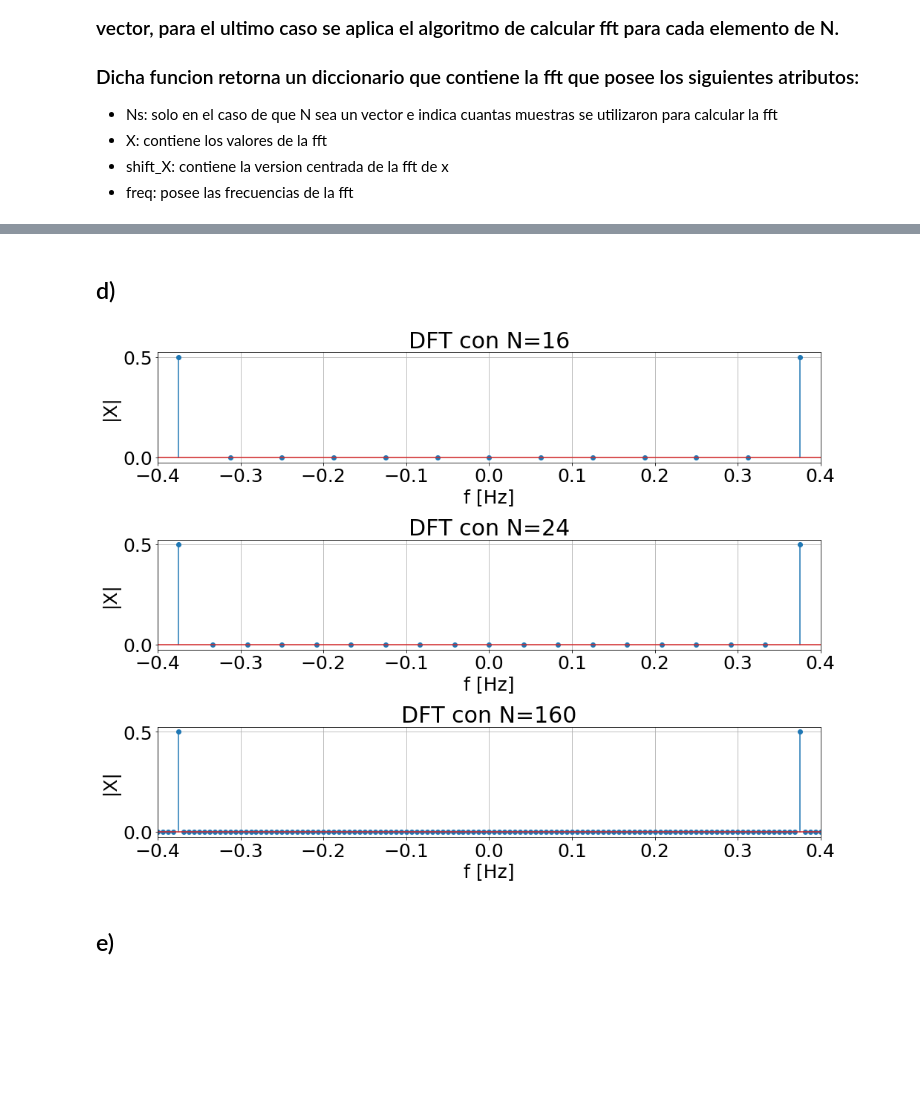
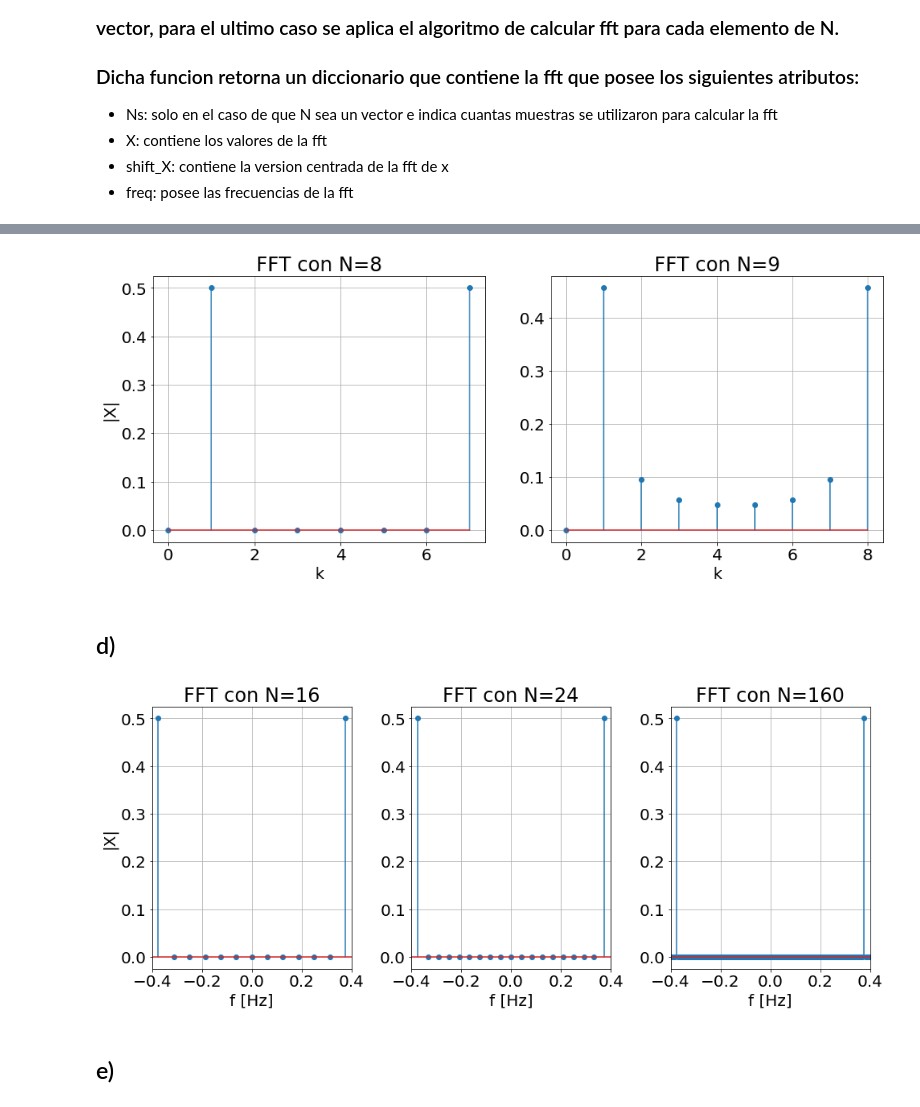
Before and after one commit to LautaroAndresSaez/Codigos_DSP, a Jupyter notebook: 01-Discreta-Periodica.ipynb, the cells around one changed output, grey strips where cells are left out. Saved outputs shown, nothing was run; the diff lists cells and outputs as text; code cells hidden in the pictures; blank space fills up the shorter version.

```diff
--- a/01-Discreta-Periodica.ipynb
+++ b/01-Discreta-Periodica.ipynb
@@ -9,7 +9,7 @@
 import numpy as np
 import matplotlib.pyplot as plt
 from scipy.fftpack import fft, fftshift,fftfreq
-plt.rcParams.update( { 'font.size':25, 'figure.figsize': (16,9) } )
+plt.rcParams.update( { 'font.size':20, 'figure.figsize': (16,9), 'savefig.dpi': 120 } )
 # %% [markdown]
 ### calcular_fft recibe como parametros una señal x, escrita como funcion y N, el cual puede ser un entero que hace referencia al numero de muestras de x con el que se calcula la fft o un vector, para el ultimo caso se aplica el algoritmo de calcular fft para cada elemento de N.
 ### Dicha funcion retorna un diccionario que contiene la fft que posee los siguientes atributos:
@@ -49,4 +49,10 @@ def calcular_fft( x, N ):
 # %%
 x = lambda n: np.sin( np.pi * n / 4 )
-N = 8
-X = calcular_fft( x, N )
+N = [8, 9]
+Xs = calcular_fft( x, N )
+X = [[], []]
+f = [[], []]
+X[0] = Xs['X'][0]
+X[1] = Xs['X'][1]
+f[0] = Xs['freq'][0]
+f[1] = Xs['freq'][1]
@@ -73,3 +58,0 @@ plt.savefig( './Img/punto_1_b.png' )
-# %%
-N = 9
-X_mod = np.abs( calcular_fft( x, N )['X'] )
@@ -85,24 +59,35 @@ plt.savefig( './Img/punto_1_c.png' )
+# %%
+fig, axs = plt.subplots(1, 2 ,figsize=(16, 6) )
+for i in range(2):
+    axs[i].stem(  np.abs(X[i]) )
+    axs[i].set_xlabel( 'k' )
+    axs[i].set_title( 'FFT con N='+str( N[i] ) )
+    axs[i].grid()
+axs[0].set_ylabel( '|X|' )
+plt.savefig('./Img/punto_1_c.png')
+# %% [output]
+[figure, added]
 # %% [markdown]
 ## d)
 # %%
 Ns = [ 16, 24, 160 ]
 transformadas = calcular_fft( x, Ns )
 # %%
-fig = plt.figure( figsize=( 16,12 ) )
-plt.subplots_adjust( hspace=.7 )
-axs = fig.subplots( len(Ns), 1 )
+fig = plt.figure( figsize=( 16, 6 ) )
+plt.subplots_adjust( hspace=.7, wspace=.3 )
+axs = fig.subplots( 1, len(Ns) )
 for i in range( len(Ns) ):
     N = transformadas['Ns'][i]
     axs[i].stem( transformadas['freq'][i] ,np.abs(transformadas['X'][i]) )
     axs[i].set_xlabel( 'f [Hz]' )
     axs[i].grid()
     axs[i].set_xlim( [ -0.4, 0.4 ] )
-    axs[i].set_title( f'DFT con N={ N }' )
-    axs[i].set_ylabel( '|X|' )
+    axs[i].set_title( f'FFT con N={ N }' )
+axs[0].set_ylabel( '|X|' )
 
 plt.savefig( './Img/punto_1_d.png' )
 # %% [output]
-[figure, old version]
+[figure, new version]
 # %% [markdown]
 ## e)
 # %%
```
Also changed, not shown: parts of 13 cells of this notebook, 18 other files.
